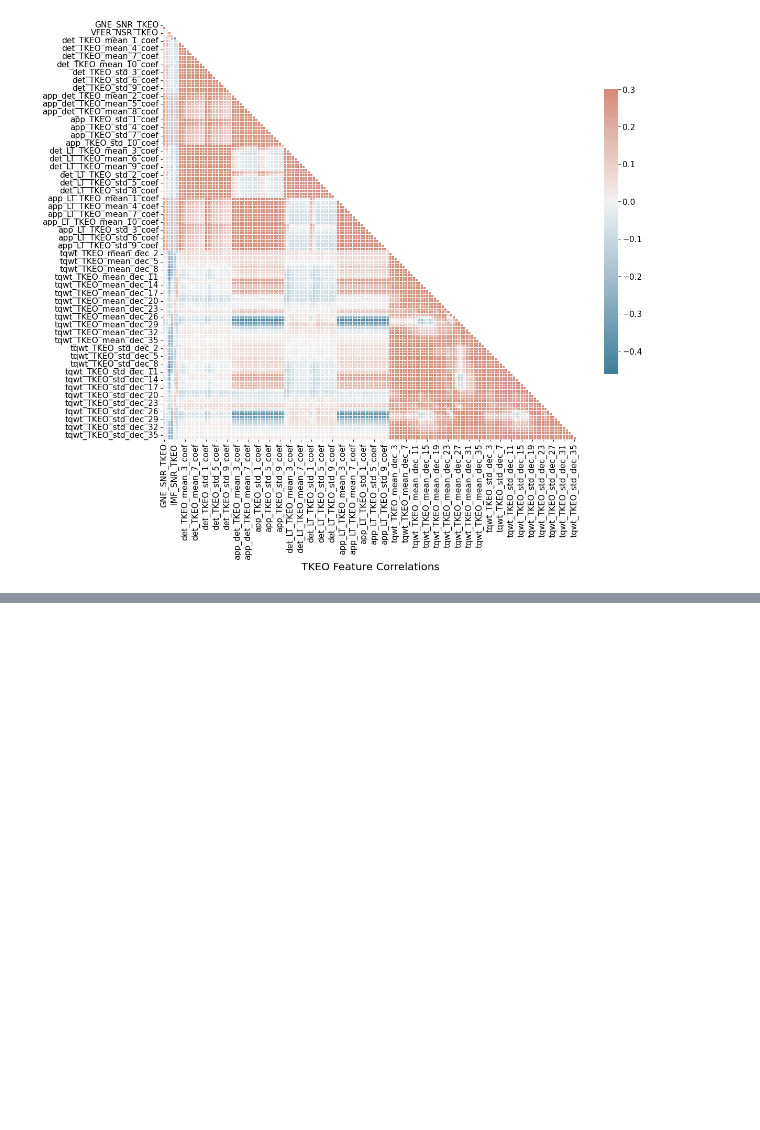
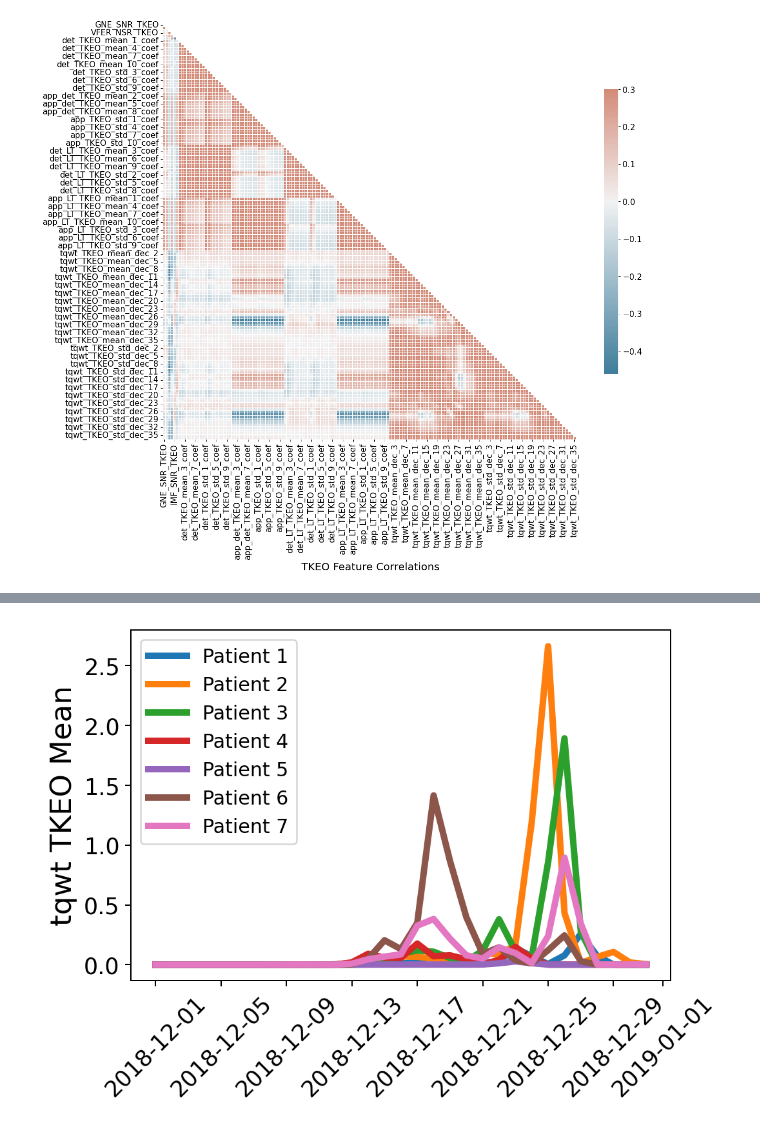
Before and after one commit to Mark-Oussoren/Parkinson_Classification, a Jupyter notebook: notebooks/EDA - Mark.ipynb, the cells around one changed output, grey strips where cells are left out. Cells and saved outputs as stored; diff of their text form; code cells hidden in the pictures; blank space fills up the shorter version.

```diff
--- a/notebooks/EDA - Mark.ipynb
+++ b/notebooks/EDA - Mark.ipynb
@@ -162 +167,14 @@ plt.savefig("./figs/tkeo_feat_corr.png", bbox_inches="tight")
+# %%
+TKEO_ts_feats = [feat for feat in raw_df.columns.tolist() if 'tqwt_TKEO_mean_dec' in feat]
+TKEO_ts = raw_df[TKEO_ts_feats].iloc[::3].T.iloc[:-5]
+TKEO_ts.index = [''.join(list(date)[list(date).index('d'):]) for date in TKEO_ts.index.tolist()]
+TKEO_ts.index = [datetime.strptime(date, '%b_%d').replace(2018) for date in TKEO_ts.index.tolist()]
+for i in range(0, 19, 3):
+    plt.plot(TKEO_ts[i], label=f'Patient {int((i+3) / 3)}')
+plt.xticks(rotation=45)
+plt.ylabel("tqwt TKEO Mean")
+plt.legend()
+plt.show()
+# %% [output]
+[figure, added]
 # %% [markdown]
```
Also changed, not shown: parts of 3 cells of this notebook.
